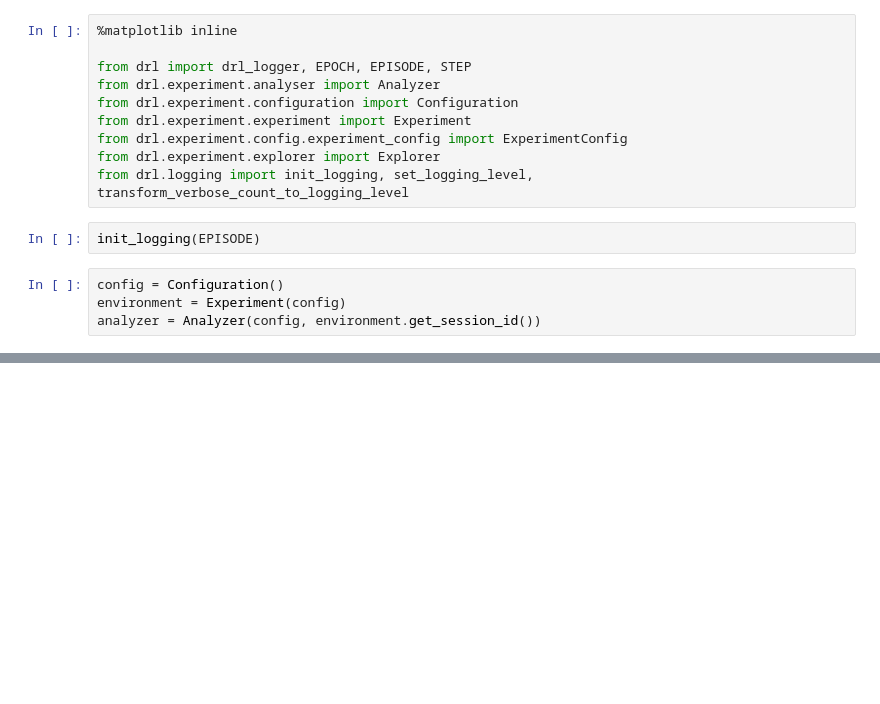
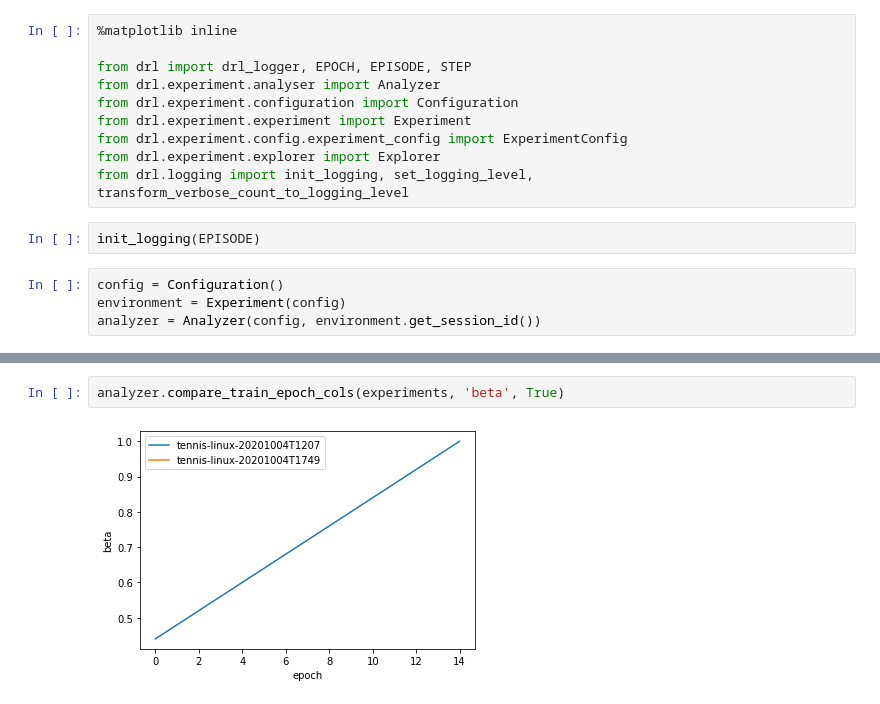
Before and after one commit to miharothl/und-drl-collaboration-and-competition, a Jupyter notebook: rlab-analysis.ipynb, the cells around one changed output, grey strips where cells are left out. Drawn from its saved outputs; the diff is of its cells as text; blank space fills up the shorter version.

```diff
--- a/rlab-analysis.ipynb
+++ b/rlab-analysis.ipynb
@@ -32,0 +43,4 @@ analyzer.compare_train_epoch_cols(experiments, 'epsilon', True)
+# %%
+analyzer.compare_train_epoch_cols(experiments, 'beta', True)
+# %% [output]
+[figure, added]
```
Also changed, not shown: parts of 7 cells of this notebook, 2 other files.
